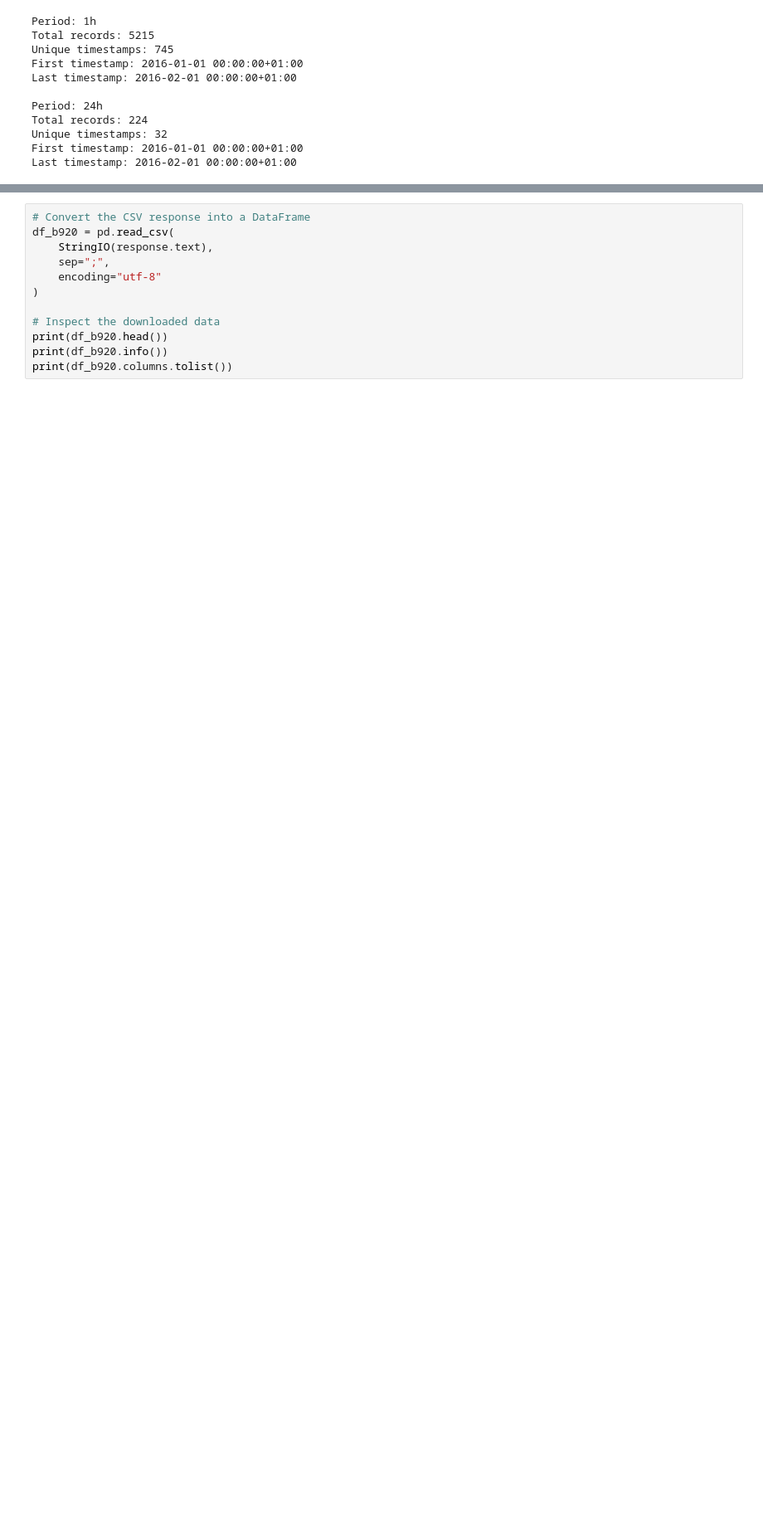
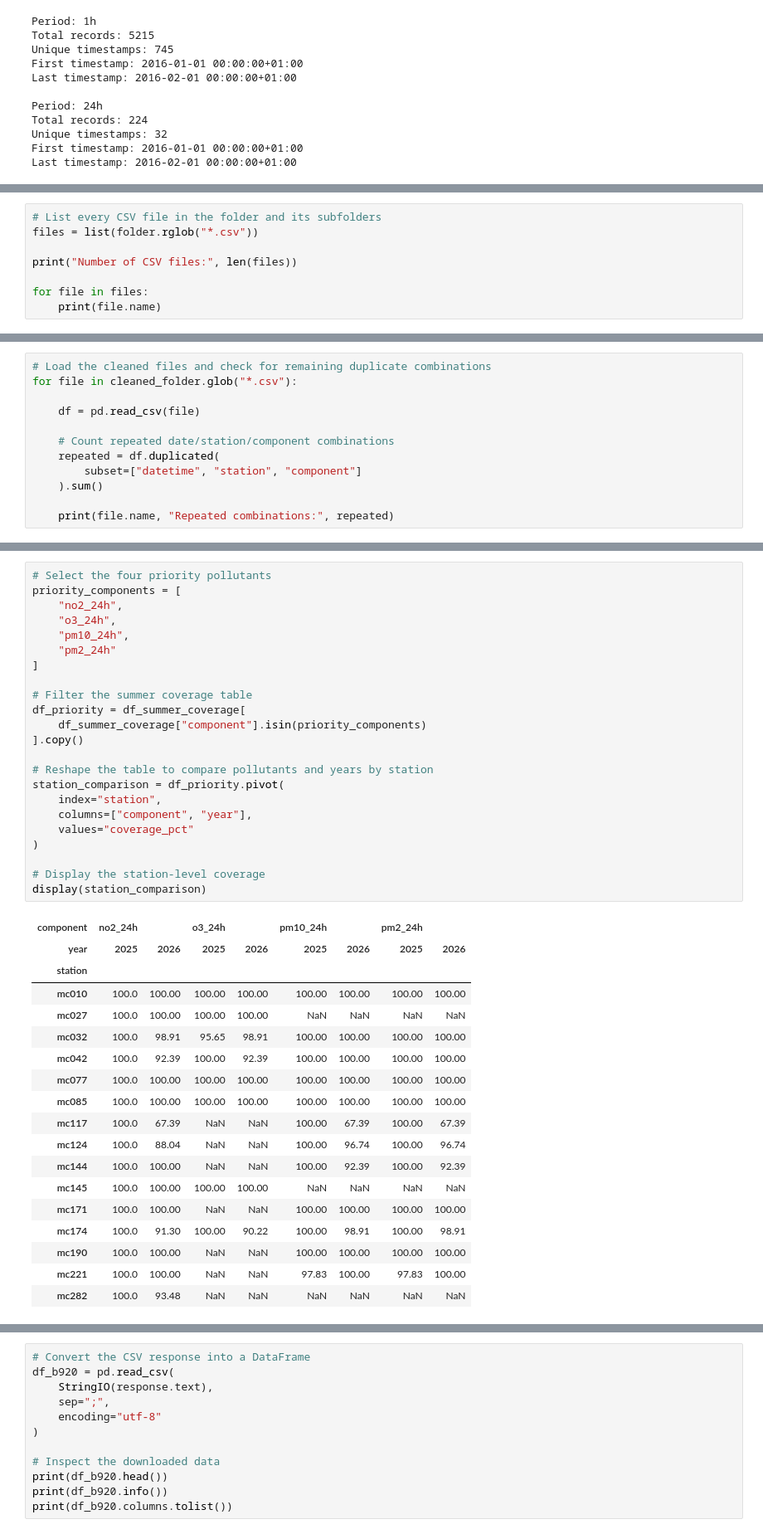
Before and after one commit to lodimarcello/Capstone_project_Lorenzo, a Jupyter notebook: capstone_exploration.ipynb, the cells around one changed output, grey strips where cells are left out. Shown at 83% size. Cells and saved outputs as stored; diff of their text form; blank space fills up the shorter version.

Commit message:
update on the project: datasets combination, further exploration

```diff
--- a/capstone_exploration.ipynb
+++ b/capstone_exploration.ipynb
@@ -1548,0 +1578,8 @@ Download process finished.
+# %%
+# List every CSV file in the folder and its subfolders
+files = list(folder.rglob("*.csv"))
+
+print("Number of CSV files:", len(files))
+
+for file in files:
+    print(file.name)
@@ -1548,0 +2012,12 @@ Download process finished.
+# %%
+# Load the cleaned files and check for remaining duplicate combinations
+for file in cleaned_folder.glob("*.csv"):
+
+    df = pd.read_csv(file)
+
+    # Count repeated date/station/component combinations
+    repeated = df.duplicated(
+        subset=["datetime", "station", "component"]
+    ).sum()
+
+    print(file.name, "Repeated combinations:", repeated)
@@ -1548,0 +2417,42 @@ Download process finished.
+# %%
+# Select the four priority pollutants
+priority_components = [
+    "no2_24h",
+    "o3_24h",
+    "pm10_24h",
+    "pm2_24h"
+]
+
+# Filter the summer coverage table
+df_priority = df_summer_coverage[
+    df_summer_coverage["component"].isin(priority_components)
+].copy()
+
+# Reshape the table to compare pollutants and years by station
+station_comparison = df_priority.pivot(
+    index="station",
+    columns=["component", "year"],
+    values="coverage_pct"
+)
+
+# Display the station-level coverage
+display(station_comparison)
+# %% [output]
+| component | no2_24h |  | o3_24h |  | pm10_24h |  | pm2_24h |  |
+| year | 2025 | 2026 | 2025 | 2026 | 2025 | 2026 | 2025 | 2026 |
+| station |  |  |  |  |  |  |  |  |
+| mc010 | 100.0 | 100.00 | 100.00 | 100.00 | 100.00 | 100.00 | 100.00 | 100.00 |
+| mc027 | 100.0 | 100.00 | 100.00 | 100.00 | NaN | NaN | NaN | NaN |
+| mc032 | 100.0 | 98.91 | 95.65 | 98.91 | 100.00 | 100.00 | 100.00 | 100.00 |
+| mc042 | 100.0 | 92.39 | 100.00 | 92.39 | 100.00 | 100.00 | 100.00 | 100.00 |
+| mc077 | 100.0 | 100.00 | 100.00 | 100.00 | 100.00 | 100.00 | 100.00 | 100.00 |
+| mc085 | 100.0 | 100.00 | 100.00 | 100.00 | 100.00 | 100.00 | 100.00 | 100.00 |
+| mc117 | 100.0 | 67.39 | NaN | NaN | 100.00 | 67.39 | 100.00 | 67.39 |
+| mc124 | 100.0 | 88.04 | NaN | NaN | 100.00 | 96.74 | 100.00 | 96.74 |
+| mc144 | 100.0 | 100.00 | NaN | NaN | 100.00 | 92.39 | 100.00 | 92.39 |
+| mc145 | 100.0 | 100.00 | 100.00 | 100.00 | NaN | NaN | NaN | NaN |
+| mc171 | 100.0 | 100.00 | NaN | NaN | 100.00 | 100.00 | 100.00 | 100.00 |
+| mc174 | 100.0 | 91.30 | 100.00 | 90.22 | 100.00 | 98.91 | 100.00 | 98.91 |
+| mc190 | 100.0 | 100.00 | NaN | NaN | 100.00 | 100.00 | 100.00 | 100.00 |
+| mc221 | 100.0 | 100.00 | NaN | NaN | 97.83 | 100.00 | 97.83 | 100.00 |
+| mc282 | 100.0 | 93.48 | NaN | NaN | NaN | NaN | NaN | NaN |
```
Also changed, not shown: parts of 29 cells of this notebook, 3 other files.
